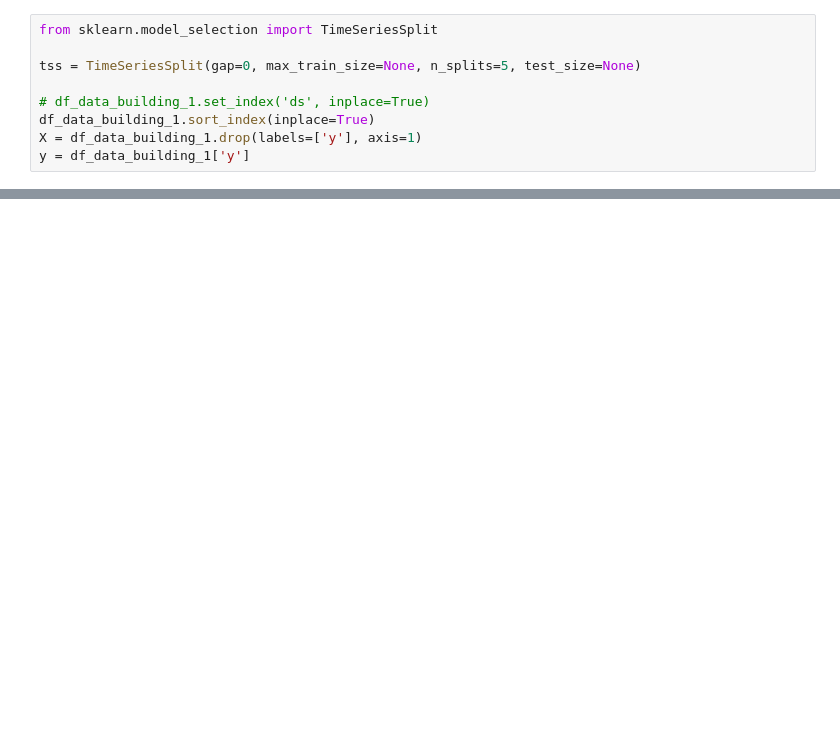
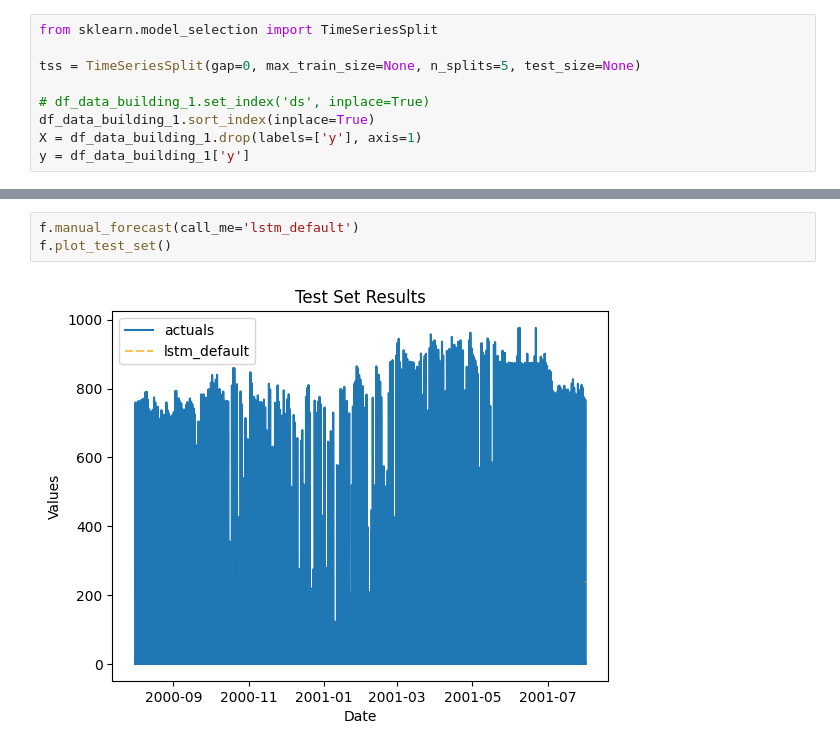
Before and after one commit to TeamEpochGithub/citylearn2022, a Jupyter notebook: prediction_models/weather_model.ipynb, the cells around one changed output, grey strips where cells are left out. Cells and saved outputs as stored; diff of their text form; blank space fills up the shorter version.

```diff
--- a/prediction_models/weather_model.ipynb
+++ b/prediction_models/weather_model.ipynb
@@ -127,0 +88,5 @@ SyntaxError: invalid syntax (1136315542.py, line 3)
+# %%
+f.manual_forecast(call_me='lstm_default')
+f.plot_test_set()
+# %% [output]
+[figure, added]
```
Also changed, not shown: parts of 7 cells of this notebook, 2 other files.
